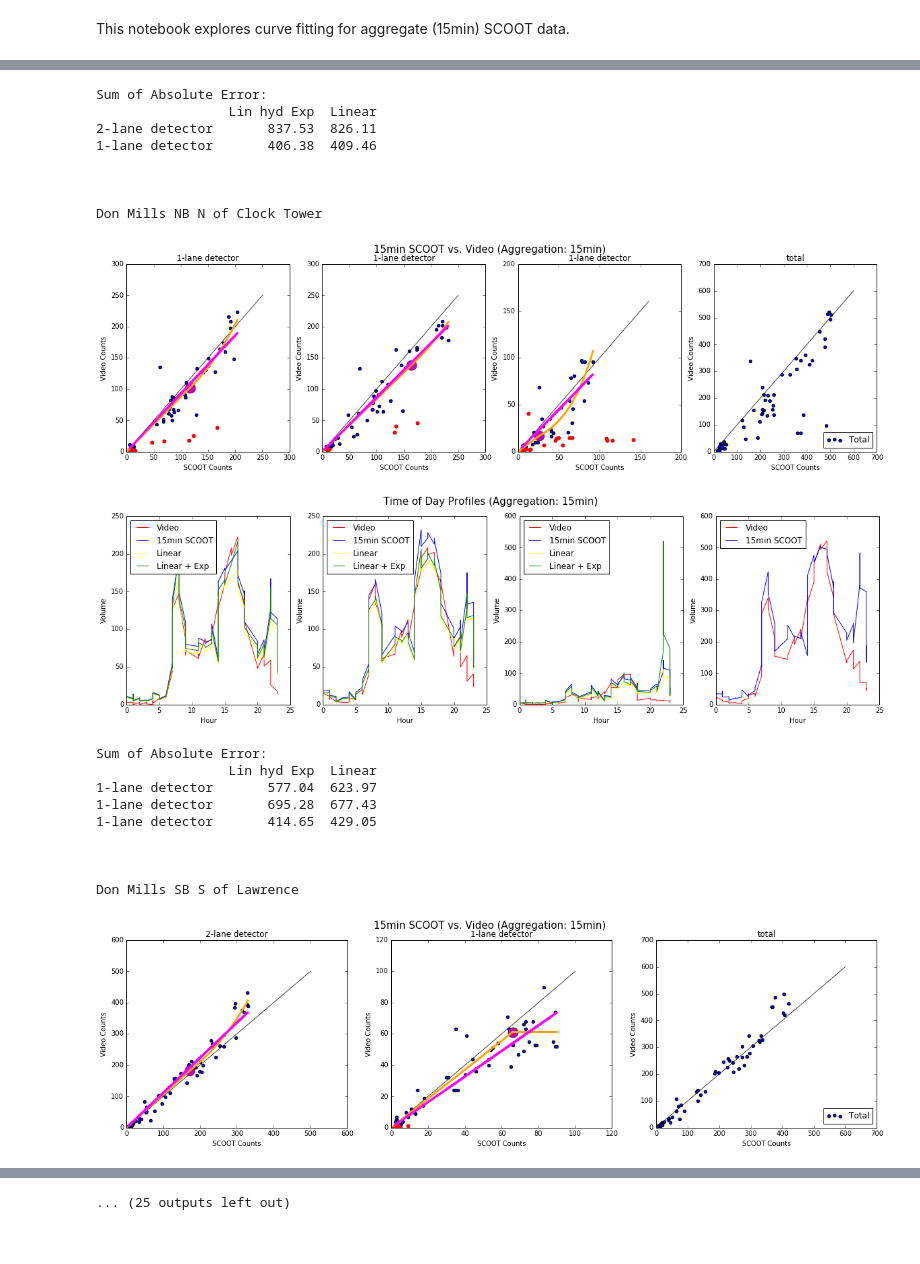
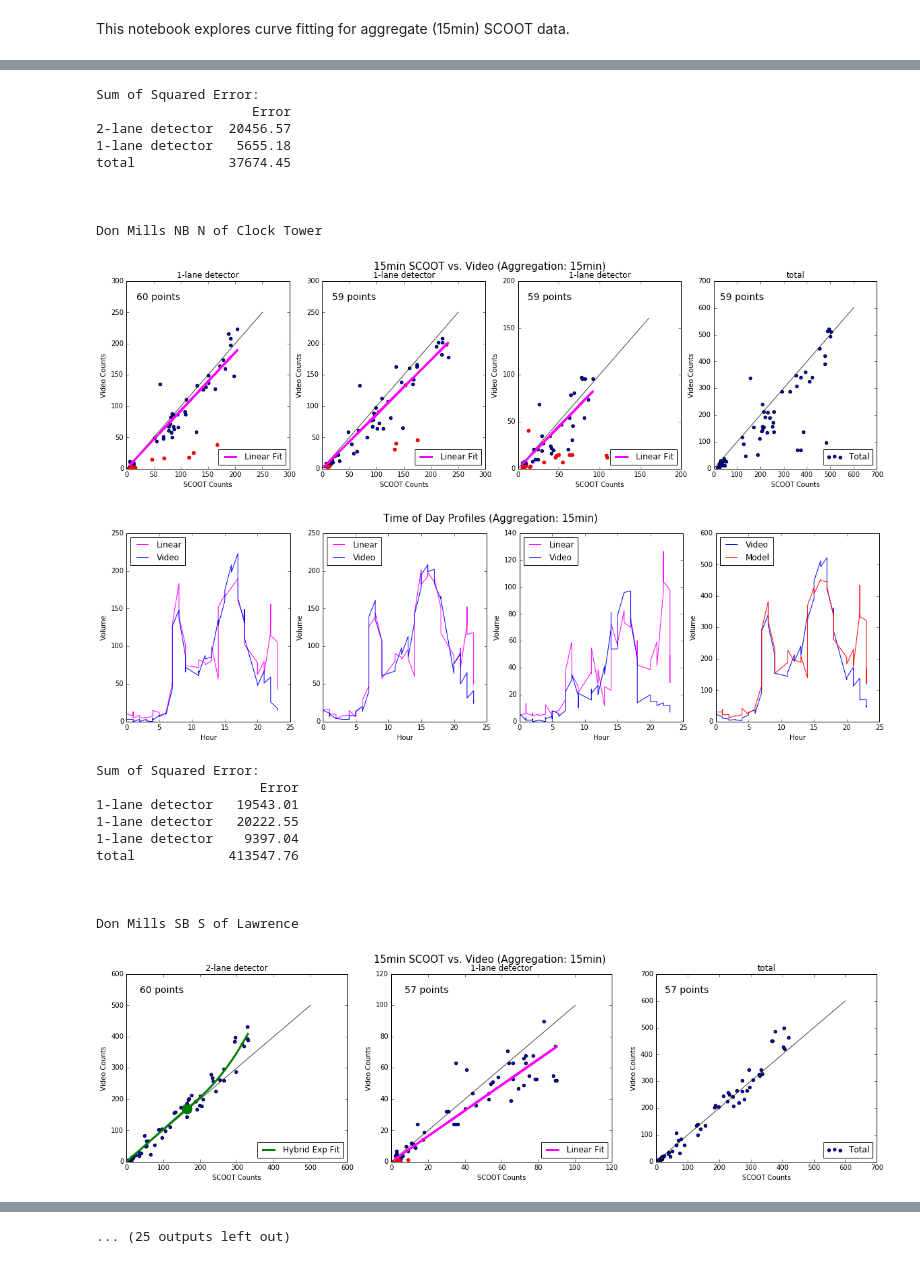
Before and after one commit to CityofToronto/bdit_volumes, a Jupyter notebook: scoot/Aggregate_SCOOT_Curve_Fit.ipynb, the cells around one changed output, grey strips where cells are left out. Drawn from its saved outputs; the diff is of its cells as text; code cells hidden in the pictures.

Commit message:
Simplify model curves

```diff
--- a/scoot/Aggregate_SCOOT_Curve_Fit.ipynb
+++ b/scoot/Aggregate_SCOOT_Curve_Fit.ipynb
@@ -57,6 +60,7 @@ video['CycleTime'] = 20
 scoot_agg = pd.DataFrame(db.query('SELECT detector, start_time, flow_mean, EXTRACT(HOUR FROM start_time)*3600 + EXTRACT(MINUTE FROM start_time)*60 AS seconds  FROM scoot.agg_15_201704 WHERE start_time::date = \'2017-04-19\' AND detector IN (' + ','.join([y for x in sdetectors for y in x ]) + ')').getresult(), \
                          columns = ['detector', 'count_time', 'Volume', 'seconds'])
 scoot_agg['Volume'] = scoot_agg['Volume']//4
+scoot_agg = scoot_agg[scoot_agg['Volume'] != 0]
 # %%
 # Parameters
 # Video counts do not start until 15min into the day. will report error if 00:00:00 is entered as start time
@@ -84,6 +88,8 @@ for i in range(len(locations)):
     dir_bin = dir_bins[i]
     offset = offsets[i]
     iterables = []
+    predict_total = pd.DataFrame(np.linspace(0,95,96) , columns = ['bin'])
+    predict_total['volume'] = 0
 
     print(locations[i])
 
@@ -117,7 +123,6 @@ for i in range(len(locations)):
         s0_a['bin'] = s0_a['seconds']//bin_sec
         v0_a = aggregate_data(min_bins_start_15, r, 'detector'+str(det))
         v0_a = pd.DataFrame({'bin':bins, 'v_v':v0_a})
-
         # Plot time bins with count
         vol = pd.merge(s0_a, v0_a, on='bin', how='inner', copy=False)
         vol = vol[vol['Volume']!=0]
@@ -130,26 +135,41 @@ for i in range(len(locations)):
         ax_a[det].set_xlabel('SCOOT Counts')
         ax_a[det].set_xlim(xmin = 0)
         ax_a[det].set_ylim(ymin = 0)
+        (x1,x2) = ax_a[det].get_xlim()
+        (y1,y2) = ax_a[det].get_ylim()
+        ax_a[det].annotate(str(len(vol)) + ' points', xy=((x2-x1)*0.06+x1, y2*0.90), fontsize = 14)
 
-        # Fit #1: Linear + Exp
-        model1, err1, popt, step = my_curve_fit(ax_a[det], list(vol['Volume']), list(vol['v_v']), func_lin, func2=func_exp, color='orange', fitname='Hybrid Exp Fit', p02=[9,0.0024], remove_outliers=True)
+        if det_lane[sdet[det]] == 2:
+            # Fit #1: Linear + Exp
+            model, err, popt, step = my_curve_fit(ax_a[det], list(vol['Volume']), list(vol['v_v']), func_lin, func2=func_exp, color1='magenta', color2='green', fitname='Hybrid Exp Fit', p02=[9,0.0024], remove_outliers=True)
+            if step is None:
+                vol['predict'] = model.predict(vol['Volume'])
+                ax_tod[det].plot([x//4 for x in vol['bin']], vol['predict'], label = 'Linear', color = 'magenta')
+            else:
+                vol['predict'] = [float(model.predict(x)) if x <= step else func_exp(x, *popt) for x in list(vol['Volume'])]
+                ax_tod[det].plot([x//4 for x in vol['bin']], vol['predict'], label = 'Linear + Exp', color = 'green')
+        else:
+            # Fit #2: Linear
+            model, err, _, _ = my_curve_fit(ax_a[det], list(vol['Volume']), list(vol['v_v']), func_lin, color1='magenta', fitname='Linear Fit', remove_outliers=True)
+            vol['predict'] = model.predict(vol['Volume'])
+            ax_tod[det].plot([x//4 for x in vol['bin']], vol['predict'], label = 'Linear', color = 'magenta')
 
-        # Fit #2: Linear
-        model2, err2 = my_curve_fit(ax_a[det], list(vol['Volume']), list(vol['v_v']), func_lin, color='magenta', fitname='Linear Fit', remove_outliers=True)
-
+        ax_a[det].legend(loc=4)
         # Plot
-        ax_tod[det].plot([x//4 for x in vol['bin']], vol['v_v'], label = 'Video', color = 'r')
-        ax_tod[det].plot([x//4 for x in vol['bin']], vol['Volume'], label = '15min SCOOT', color = 'b')
-        ax_tod[det].plot([x//4 for x in vol['bin']], model1.predict(vol['Volume']), label = 'Linear', color = 'yellow')
-        ax_tod[det].plot([x//4 for x in vol['bin']], [model2.predict(x) if x <= step else func_exp(x, *popt) for x in list(vol['Volume'])], label = 'Linear + Exp', color = 'green')
+        ax_tod[det].plot([x//4 for x in vol['bin']], vol['v_v'], label = 'Video', color = 'blue')
+        #ax_tod[det].plot([x//4 for x in vol['bin']], vol['Volume'], label = '15min SCOOT', color = 'b')
         ax_tod[det].set_ylabel('Volume')
         ax_tod[det].set_xlabel('Hour')
         ax_tod[det].set_xlim(xmin = 0)
         ax_tod[det].set_ylim(ymin = 0)
         ax_tod[det].legend(loc=2)
 
+        predict_total = pd.merge(vol, predict_total, on = 'bin', how = 'inner')[['bin','volume','predict']]
+        predict_total['volume'] = predict_total['volume'] + predict_total['predict']
+        predict_total = predict_total[['bin','volume']]
+
         iterables.append(str(det_lane[sdet[det]]) + '-lane detector')
-        RSS.append([err1, err2])
+        RSS.append([err])
 
     det = det + 1
 
@@ -171,20 +191,27 @@ for i in range(len(locations)):
     ax_a[det].set_xlim(xmin = 0)
     ax_a[det].set_ylim(ymin = 0)
     ax_a[det].set_title('total')
+    (x1,x2) = ax_a[det].get_xlim()
+    (y1,y2) = ax_a[det].get_ylim()
+    ax_a[det].annotate(str(len(vol)) + ' points', xy=((x2-x1)*0.04+x1, y2*0.90), fontsize = 14)
 
     # TOD profile total
-    ax_tod[det].plot([x//4 for x in vol['bin']], vol['v_v'], label = 'Video', color = 'r')
-    ax_tod[det].plot([x//4 for x in vol['bin']], vol['Volume'], label = '15min SCOOT', color = 'b')
+    ax_tod[det].plot([x//4 for x in vol['bin']], vol['v_v'], label = 'Video', color = 'blue')
+    ax_tod[det].plot([x//4 for x in vol['bin']], predict_total['volume'], label = 'Model', color = 'red')
+
     ax_tod[det].set_ylabel('Volume')
     ax_tod[det].set_xlabel('Hour')
     ax_tod[det].set_xlim(xmin = 0)
     ax_tod[det].set_ylim(ymin = 0)
     ax_tod[det].legend(loc=2)
 
+    iterables.append('total')
+    RSS.append([sum([(a-b)*(a-b) for a,b in zip(vol['v_v'], predict_total['volume'])])])
+
     plt.show()
 
-    print('Sum of Absolute Error:')
-    print(pd.DataFrame(RSS, index=iterables, columns=['Lin hyd Exp','Linear']).round(2))
+    print('Sum of Squared Error:')
+    print(pd.DataFrame(RSS, index=iterables, columns=['Error']).round(2))
     print('\n\n')
 # %% [output]
 Don Mills NB N of Overlea
@@ -203,20 +231,22 @@ Don Mills SB S of Gateway
-Sum of Absolute Error:
-                 Lin hyd Exp  Linear
-2-lane detector       837.53  826.11
-1-lane detector       406.38  409.46
+Sum of Squared Error:
+                    Error
+2-lane detector  20456.57
+1-lane detector   5655.18
+total            37674.45
 
 
 
 Don Mills NB N of Clock Tower
-[figure, old version]
+[figure, new version]
-[figure, old version]
+[figure, new version]
-Sum of Absolute Error:
-                 Lin hyd Exp  Linear
-1-lane detector       577.04  623.97
-1-lane detector       695.28  677.43
-1-lane detector       414.65  429.05
+Sum of Squared Error:
+                     Error
+1-lane detector   19543.01
+1-lane detector   20222.55
+1-lane detector    9397.04
+total            413547.76
 
 
 
 Don Mills SB S of Lawrence
-[figure, old version]
+[figure, new version]
```
Also changed, not shown: parts of 3 cells of this notebook, 1 other file.
